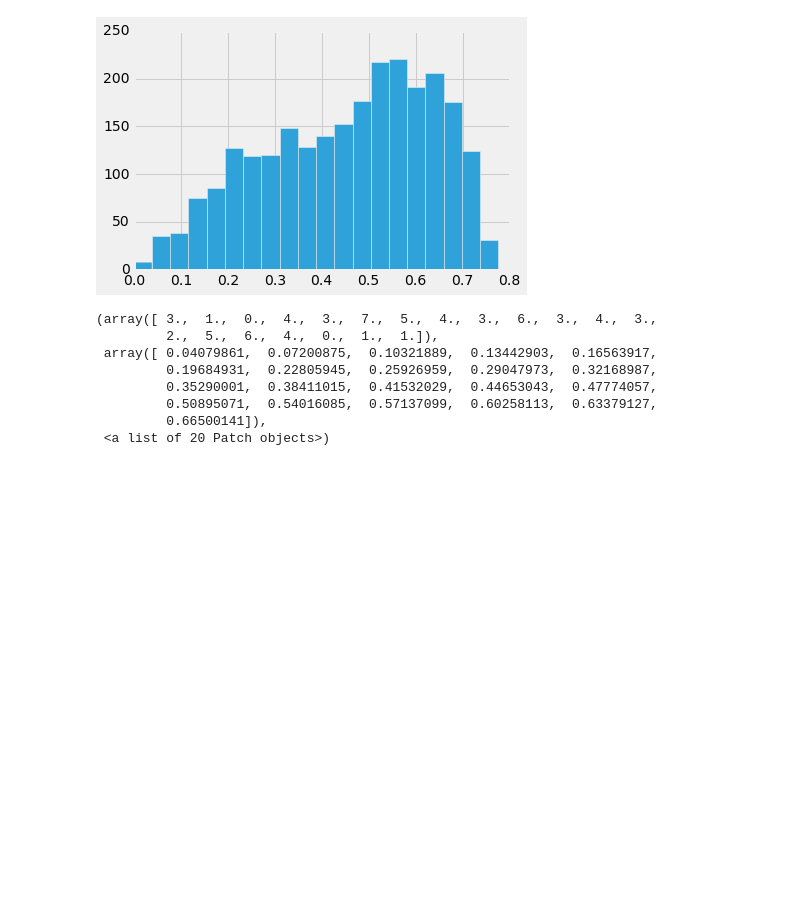
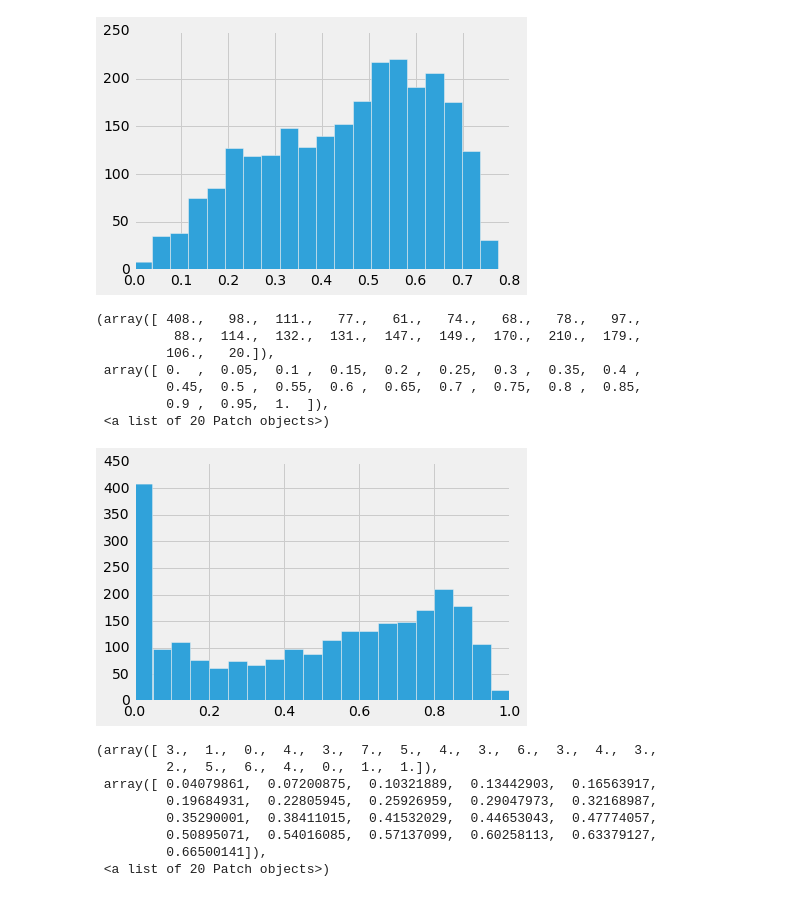
Before and after one commit to epetenko/Diversity_index_schools, a Jupyter notebook: Diversity_index_schools.ipynb, the cells around one changed output. Drawn from its saved outputs; the diff is of its cells as text; code cells hidden in the pictures; blank space fills up the shorter version.

```diff
--- a/Diversity_index_schools.ipynb
+++ b/Diversity_index_schools.ipynb
@@ -33,6 +33,17 @@ plt.hist(df["Diversity_index"], bins=20)
          0.77581981]),
  <a list of 20 Patch objects>)
 [figure]
+# %%
+plt.hist(df["White_pcnt"], bins=20)
+# %% [output]
+(array([ 408.,   98.,  111.,   77.,   61.,   74.,   68.,   78.,   97.,
+          88.,  114.,  132.,  131.,  147.,  149.,  170.,  210.,  179.,
+         106.,   20.]),
+ array([ 0.  ,  0.05,  0.1 ,  0.15,  0.2 ,  0.25,  0.3 ,  0.35,  0.4 ,
+         0.45,  0.5 ,  0.55,  0.6 ,  0.65,  0.7 ,  0.75,  0.8 ,  0.85,
+         0.9 ,  0.95,  1.  ]),
+ <a list of 20 Patch objects>)
+[figure, added]
 # %%
 Newark = df[df["DIST_ID"]=="3570"]
 # %%
```
Also changed, not shown: parts of 11 cells of this notebook.
